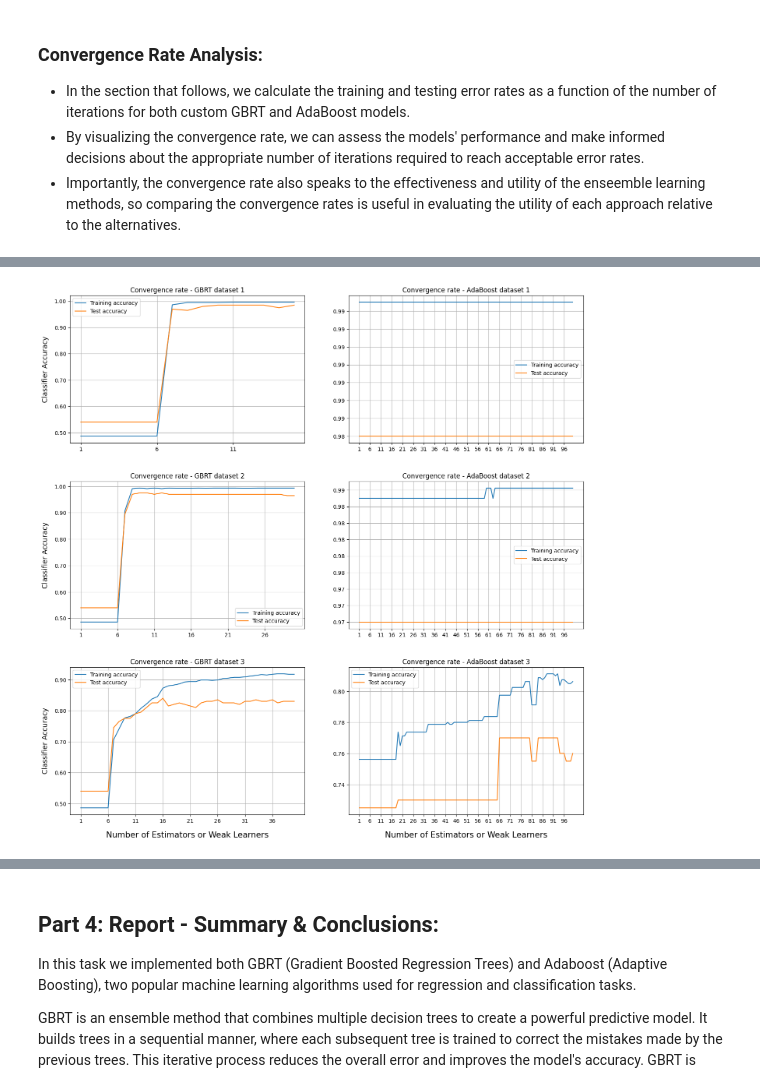
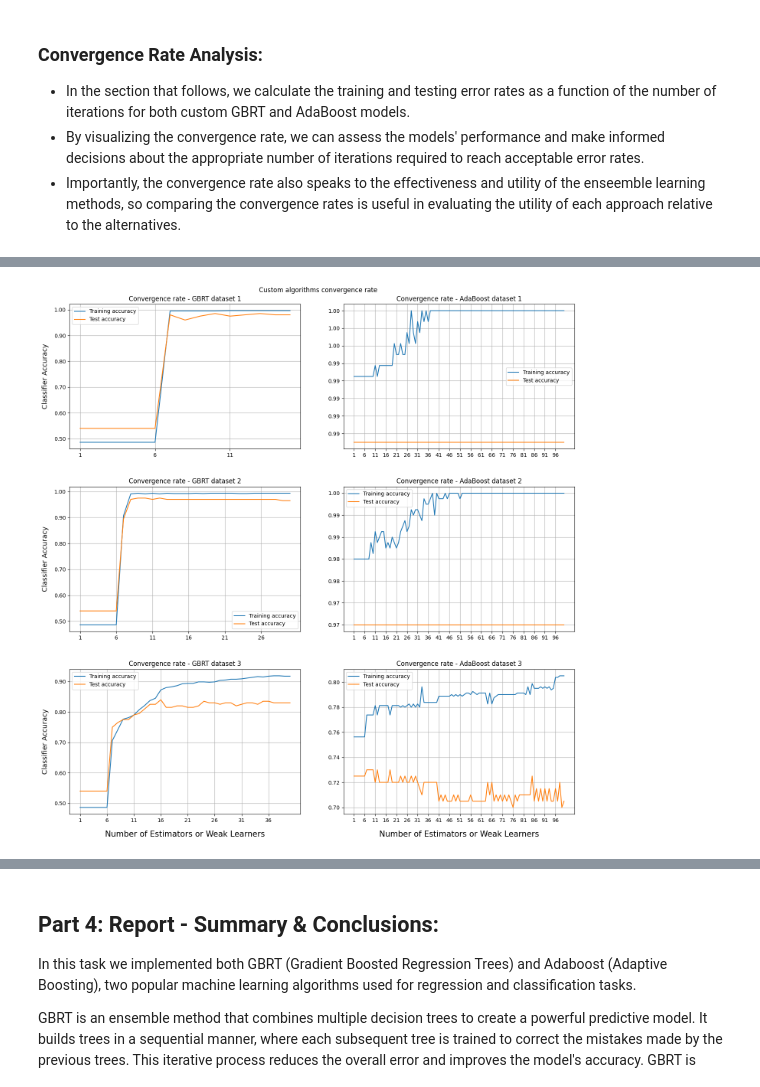
Before and after one commit to BDR2939/Advanced-ML, a Jupyter notebook: HW2/3945_HW2_011996279_207576463.ipynb, the cells around one changed output, grey strips where cells are left out. Saved outputs shown, nothing was run; the diff lists cells and outputs as text; code cells hidden in the pictures.

Commit message:
convergance comparison - sklearn vs custom

```diff
--- a/HW2/3945_HW2_011996279_207576463.ipynb
+++ b/HW2/3945_HW2_011996279_207576463.ipynb
@@ -539,9 +587,7 @@ def plot_convergence(pos, model, X_train, y_train, X_test, y_test, n_iterations,
     if model == 'GBRT':
         model = CustomGBRT(n_estimators=20, learning_rate=0.1, max_depth=3)
     else:
-        # model = CustomAdaBoost(n_estimators=5, learning_rate=0.1)
-        model = abc(n_estimators=20, learning_rate=0.1)
-        # note we ultimately switched to the sklearn AdaBoost here as the custom implementation showed no change at all for varying tree #s
+        model = CustomAdaBoost(n_estimators=20, learning_rate=0.1)
 
     for n in range(1, n_iterations + 1):
 
@@ -553,35 +599,32 @@ def plot_convergence(pos, model, X_train, y_train, X_test, y_test, n_iterations,
         test_accuracy = accuracy_score(y_test, test_pred)
 
         train_accs.append(train_accuracy)
         test_accs.append(test_accuracy)
         train_errors.append(1 - train_accuracy)
         test_errors.append(1 - test_accuracy)
 
     pos.plot(range(1, n_iterations + 1), train_accs, label='Training accuracy')
     pos.plot(range(1, n_iterations + 1), test_accs, label='Test accuracy')
-    # plt.plot(range(1, n_iterations + 1), train_errors, label='Training error')
-    # plt.plot(range(1, n_iterations + 1), test_errors, label='Testing error')
     if pos in [axes[2,0], axes[2,1]]:
         pos.set_xlabel('Number of Estimators or Weak Learners', fontsize=15, labelpad=14)
-    # plt.xlabel('Number of Estimators or Weak Learners', fontsize=14)
     if pos in [axes[0,0], axes[1,0], axes[2,0]]:
         pos.set_ylabel('Classifier Accuracy', fontsize=13, labelpad=10)
     pos.yaxis.set_major_formatter(FormatStrFormatter('%.2f'))
-    # plt.ylabel('Error rate')
     pos.set_xticks(range(1, n_iterations + 1, 5))
     pos.set_title(f'Convergence rate - {title}')
     pos.legend()
     pos.grid()
 
 fig, axes = plt.subplots(3, 2, figsize=(15,15))
 fig.tight_layout(pad=5)
+fig.suptitle('Custom algorithms convergence rate')
 
 plot_convergence(axes[0,0], 'GBRT', train_data1, train_labels1, test_data1, test_labels1, 15, 'GBRT dataset 1')
 plot_convergence(axes[0,1], 'Adaboost', train_data1, train_labels1, test_data1, test_labels1, 100, 'AdaBoost dataset 1')
 plot_convergence(axes[1,0], 'GBRT', train_data2, train_labels2, test_data2, test_labels2, 30, 'GBRT dataset 2')
 plot_convergence(axes[1,1], 'Adaboost', train_data2, train_labels2, test_data2, test_labels2, 100, 'AdaBoost dataset 2')
 plot_convergence(axes[2,0], 'GBRT', train_data3, train_labels3, test_data3, test_labels3, 40, 'GBRT dataset 3')
 plot_convergence(axes[2,1], 'Adaboost', train_data3, train_labels3, test_data3, test_labels3, 100, 'AdaBoost dataset 3')
 plt.show()
 # %% [output]
-[figure, old version]
+[figure, new version]
```
Also changed, not shown: parts of 2 cells of this notebook.
